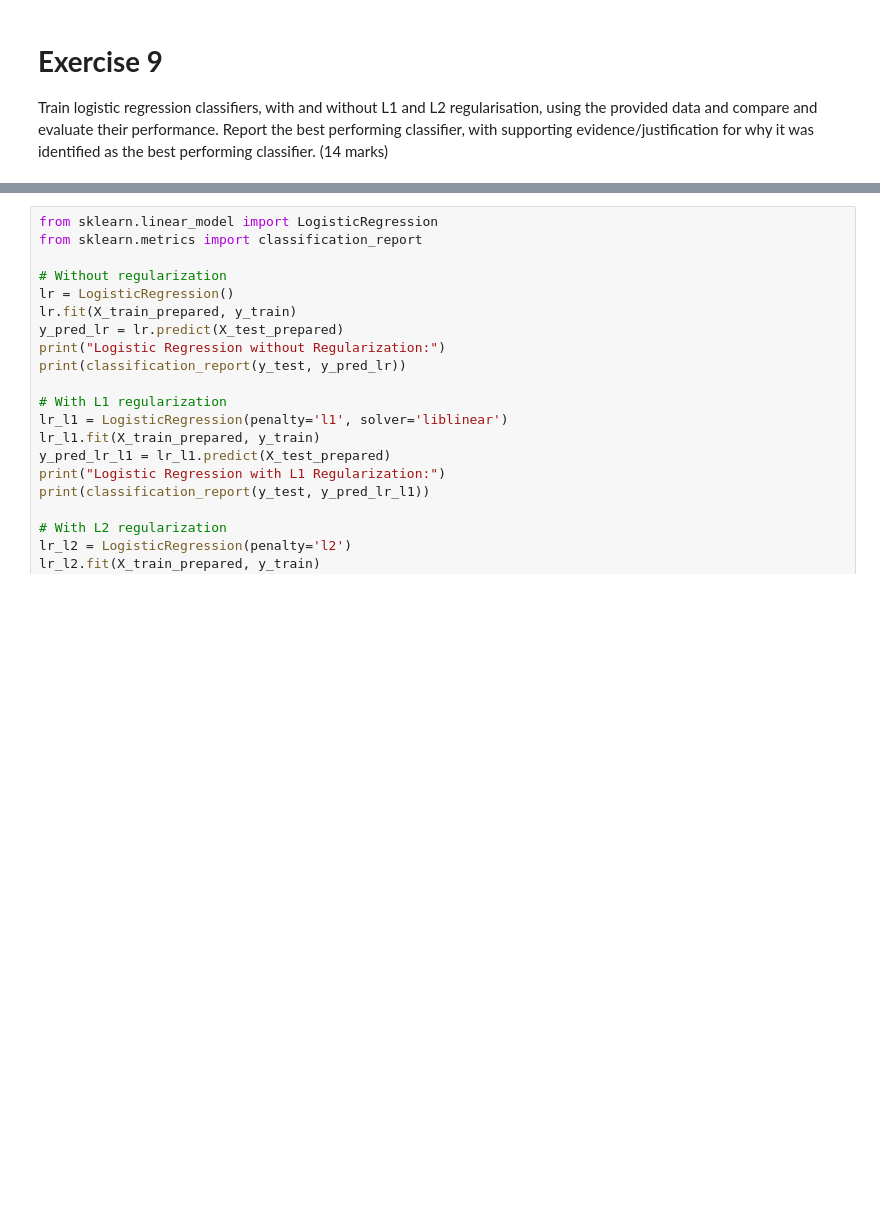
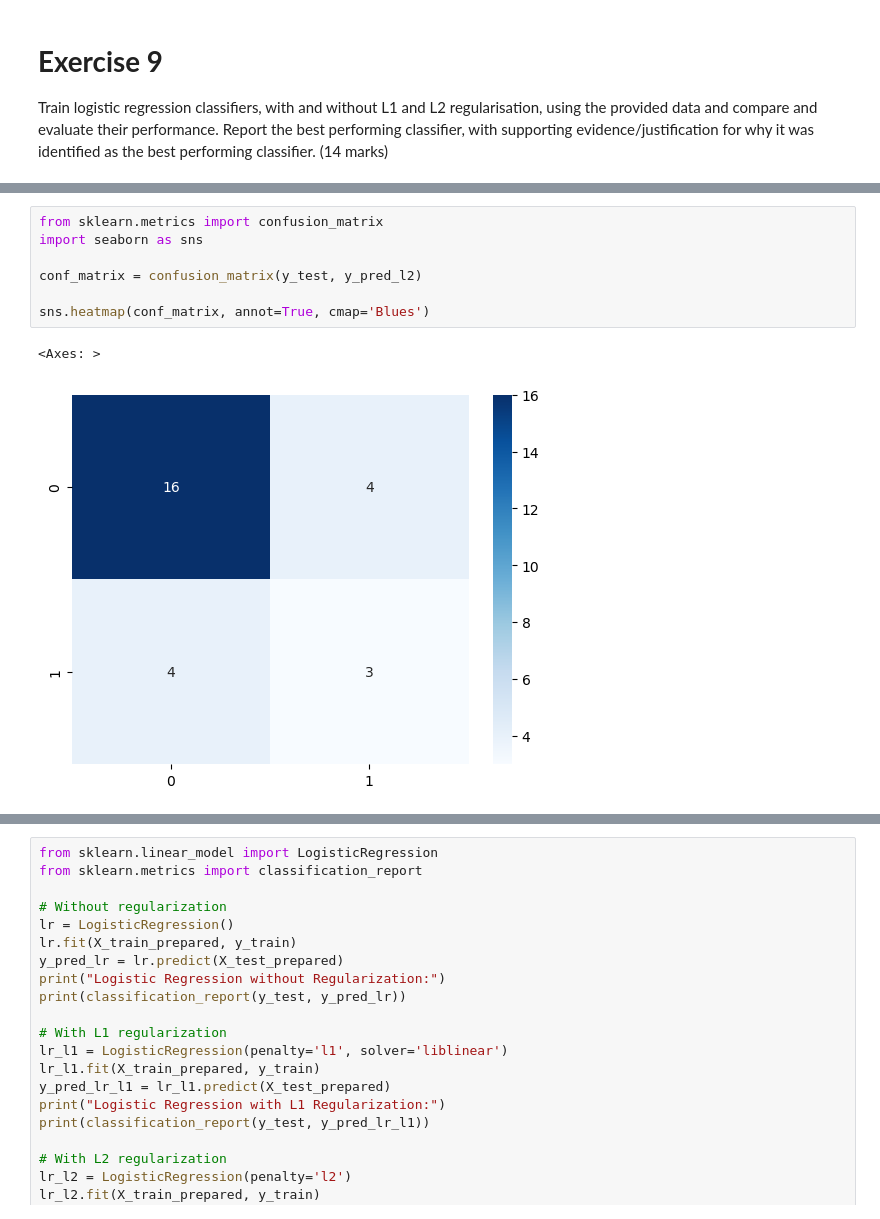
Before and after one commit to AmazingShrush/MLCoursework, a Jupyter notebook: COMP5611M_Coursework_Assessment.ipynb, the cells around one changed output, grey strips where cells are left out. Drawn from its saved outputs; the diff is of its cells as text; blank space fills up the shorter version.

```diff
--- a/COMP5611M_Coursework_Assessment.ipynb
+++ b/COMP5611M_Coursework_Assessment.ipynb
@@ -761,0 +819,10 @@ F1 Score: 0.42857
+# %%
+from sklearn.metrics import confusion_matrix
+import seaborn as sns
+
+conf_matrix = confusion_matrix(y_test, y_pred_l2)
+
+sns.heatmap(conf_matrix, annot=True, cmap='Blues')
+# %% [output]
+<Axes: >
+[figure, added]
```
Also changed, not shown: parts of 25 cells of this notebook, 2 other files.
